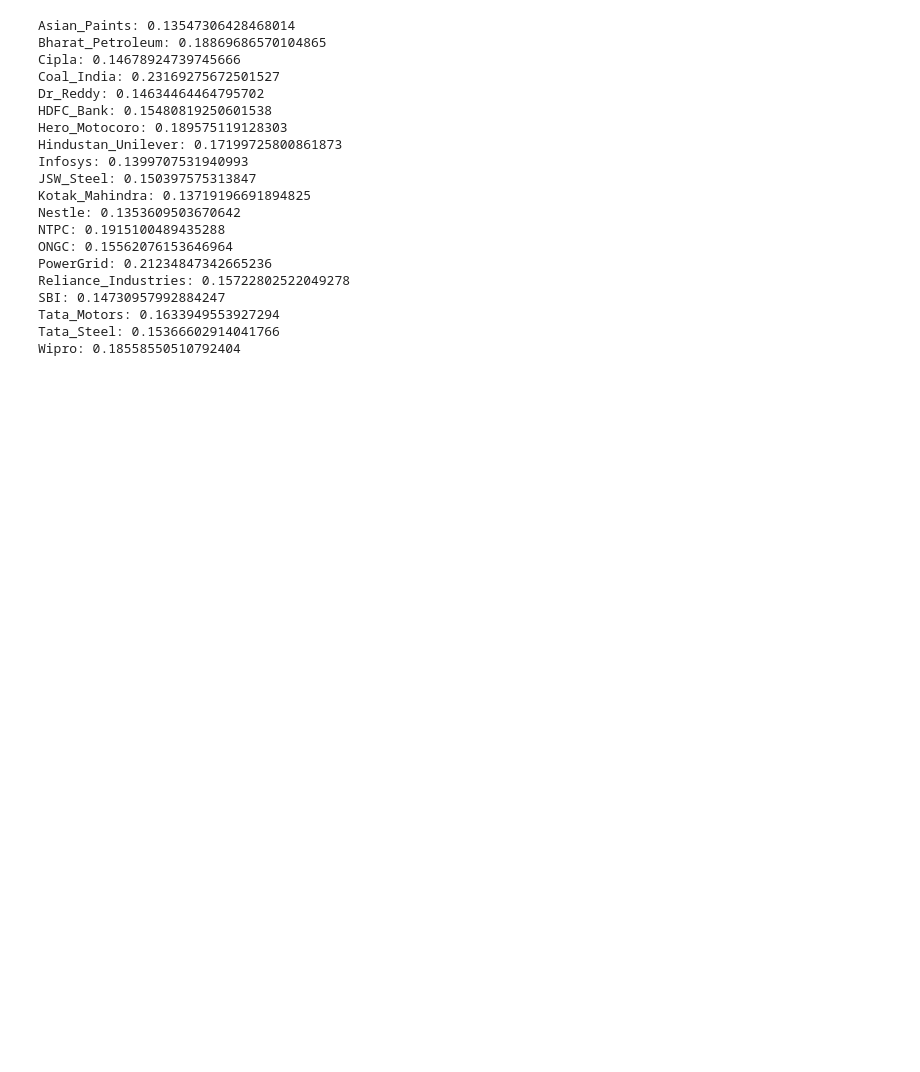
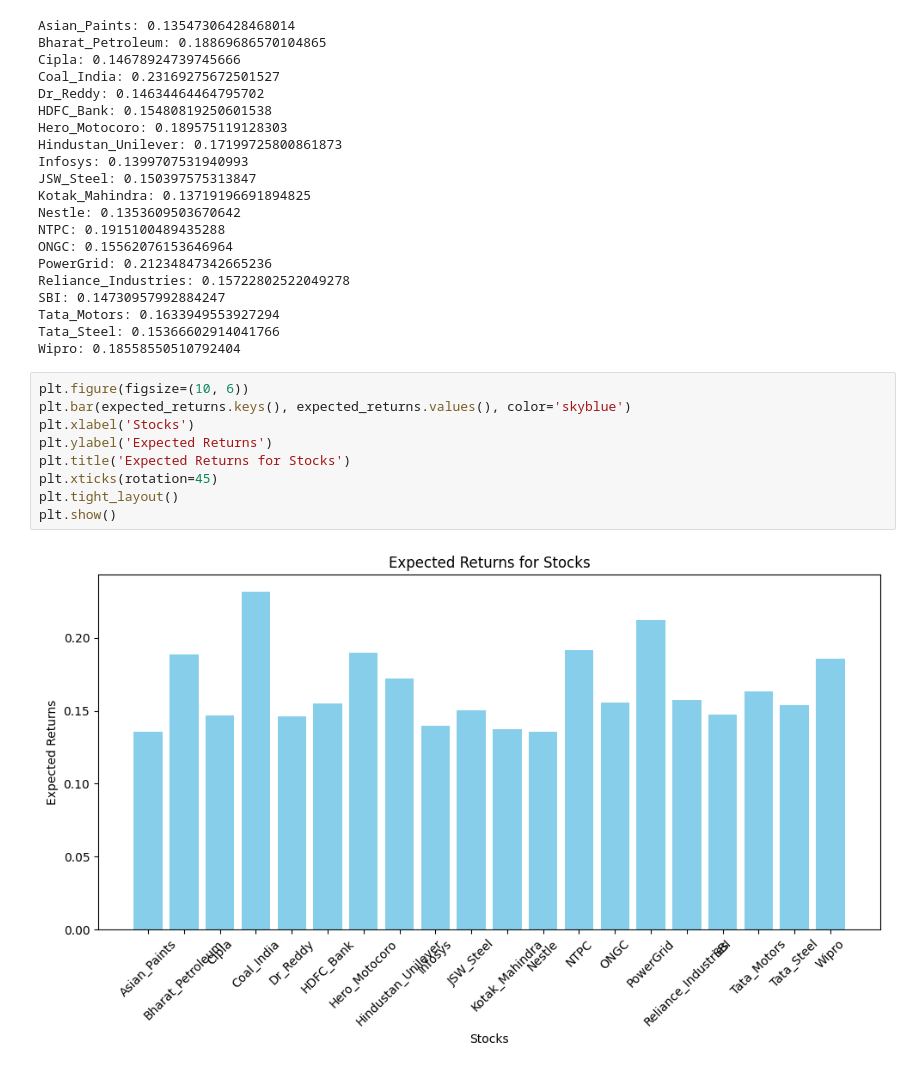
Before and after one commit to dishagupta2413/Major_Project_, a Jupyter notebook: ARCH-GARCH/garch.ipynb, the cells around one changed output. Saved outputs shown, nothing was run; the diff lists cells and outputs as text; blank space fills up the shorter version.

Commit message:
graph added

```diff
--- a/ARCH-GARCH/garch.ipynb
+++ b/ARCH-GARCH/garch.ipynb
@@ -378,3 +378,14 @@ SBI: 0.14730957992884247
 Tata_Motors: 0.1633949553927294
 Tata_Steel: 0.15366602914041766
 Wipro: 0.18558550510792404
+# %%
+plt.figure(figsize=(10, 6))
+plt.bar(expected_returns.keys(), expected_returns.values(), color='skyblue')
+plt.xlabel('Stocks')
+plt.ylabel('Expected Returns')
+plt.title('Expected Returns for Stocks')
+plt.xticks(rotation=45)
+plt.tight_layout()
+plt.show()
+# %% [output]
+[figure, added]
```
